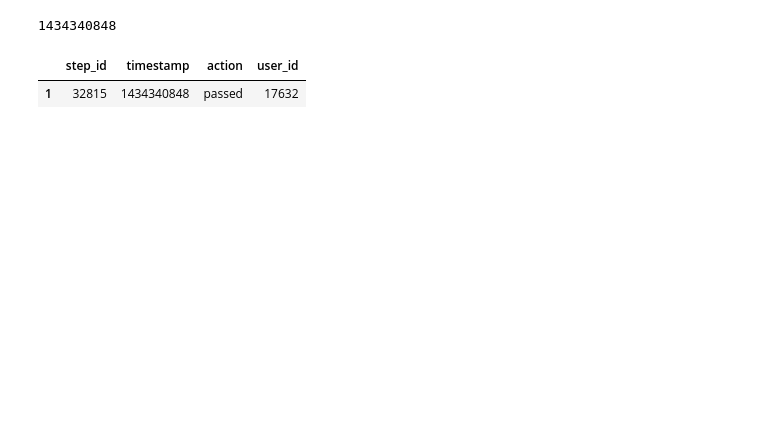
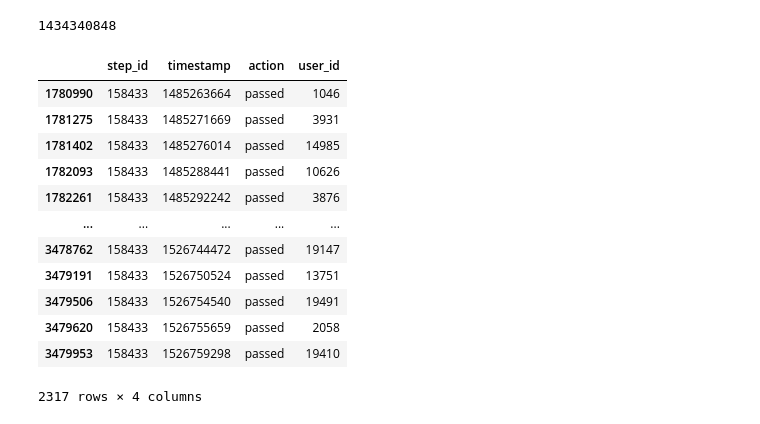
Before and after one commit to Chpel/Study_3, a Jupyter notebook: Онлайн-курсы/Stepik_DS.ipynb, the cells around one changed output. Saved outputs shown, nothing was run; the diff lists cells and outputs as text; code cells hidden in the pictures; blank space fills up the shorter version.

```diff
--- a/Онлайн-курсы/Stepik_DS.ipynb
+++ b/Онлайн-курсы/Stepik_DS.ipynb
@@ -330,10 +375,23 @@ data1 = pd.read_csv('CSVs/event_data_train.csv')
+# %%
+last_step = data1.step_id.max()
 # %%
 first = data1[data1.action == 'passed']['timestamp'].min()
 first
 # %% [output]
 1434340848
 # %%
-data1[(data1.action == 'passed') & (data1.timestamp == first)]
+data1[(data1.action == 'passed') & (data1.step_id == last_step)].sort_values(by='timestamp')
 # %% [output]
 |  | step_id | timestamp | action | user_id |
-| 1 | 32815 | 1434340848 | passed | 17632 |
+| 1780990 | 158433 | 1485263664 | passed | 1046 |
+| 1781275 | 158433 | 1485271669 | passed | 3931 |
+| 1781402 | 158433 | 1485276014 | passed | 14985 |
+| 1782093 | 158433 | 1485288441 | passed | 10626 |
+| 1782261 | 158433 | 1485292242 | passed | 3876 |
+| ... | ... | ... | ... | ... |
+| 3478762 | 158433 | 1526744472 | passed | 19147 |
+| 3479191 | 158433 | 1526750524 | passed | 13751 |
+| 3479506 | 158433 | 1526754540 | passed | 19491 |
+| 3479620 | 158433 | 1526755659 | passed | 2058 |
+| 3479953 | 158433 | 1526759298 | passed | 19410 |
+2317 rows × 4 columns
```
Also changed, not shown: parts of 52 cells of this notebook.
